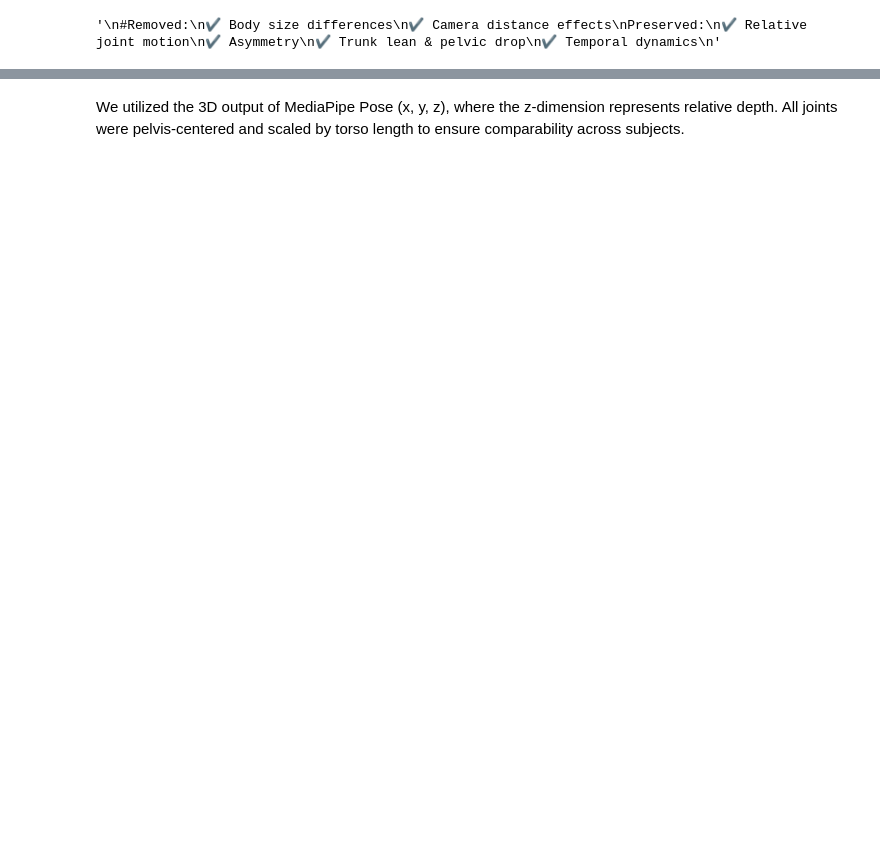
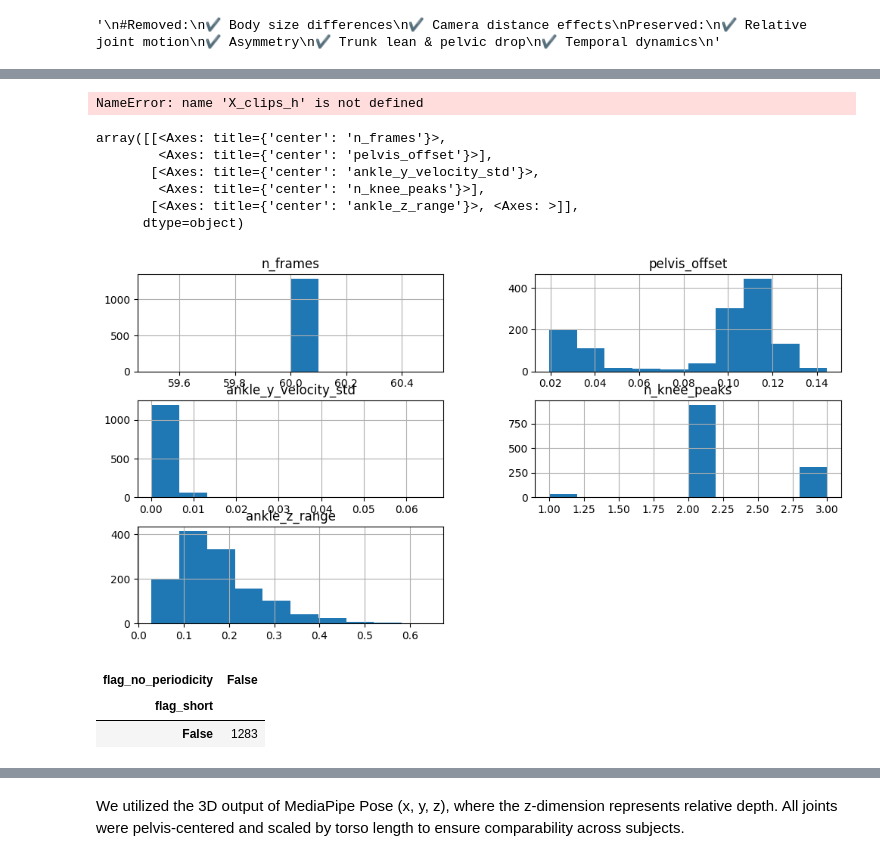
Before and after one commit to vaibhavredekar/GAITy-Capstone-Modeling, a Jupyter notebook: notebooks/NormalisePose&WIndowing.ipynb, the cells around one changed output, grey strips where cells are left out. Saved outputs shown, nothing was run; the diff lists cells and outputs as text; code cells hidden in the pictures; blank space fills up the shorter version.

```diff
--- a/notebooks/NormalisePose&WIndowing.ipynb
+++ b/notebooks/NormalisePose&WIndowing.ipynb
@@ -443,0 +573,21 @@ IndexError: index 23 is out of bounds for axis 1 with size 14
+# %%
+qc_rows = []
+
+for i, clip in enumerate(X_clips):
+    qc = qc_gait_clip(clip, fps=60, visualize=False, title=f"Clip {i}")
+    qc_rows.append(qc)
+
+qc_df = pd.DataFrame(qc_rows)
+
+# Summary
+print("Total clips:", len(X_clips))
+print("QC fail count:", qc_df["qc_fail"].sum())
+print("QC fail %:", 100*qc_df["qc_fail"].mean())
+
+qc_df[[
+    'flag_short',
+    'flag_off_center',
+    'flag_jitter',
+    'flag_no_periodicity',
+    'flag_flat_depth'
+]].sum()
@@ -443,0 +604,40 @@ IndexError: index 23 is out of bounds for axis 1 with size 14
+# %%
+qc_rows = []
+
+for i, clip in enumerate(X_clips_h):
+    qc = qc_gait_clip(clip, fps=60, visualize=False, title=f"Clip {i}")
+    qc_rows.append(qc)
+
+qc_df = pd.DataFrame(qc_rows)
+
+# Summary
+print("Total clips:", len(X_clips_h))
+print("QC fail count:", qc_df["qc_fail"].sum())
+print("QC fail %:", 100*qc_df["qc_fail"].mean())
+
+qc_df[[
+    'flag_short',
+    'flag_off_center',
+    'flag_jitter',
+    'flag_no_periodicity',
+    'flag_flat_depth'
+]].sum()
+# %% [output]
+NameError: name 'X_clips_h' is not defined
+# %%
+
+qc_df[['n_frames','pelvis_offset','ankle_y_velocity_std','n_knee_peaks','ankle_z_range']].hist(figsize=(12,6))
+# %% [output]
+array([[<Axes: title={'center': 'n_frames'}>,
+        <Axes: title={'center': 'pelvis_offset'}>],
+       [<Axes: title={'center': 'ankle_y_velocity_std'}>,
+        <Axes: title={'center': 'n_knee_peaks'}>],
+       [<Axes: title={'center': 'ankle_z_range'}>, <Axes: >]],
+      dtype=object)
+[figure, added]
+# %%
+pd.crosstab(qc_df['flag_short'], qc_df['flag_no_periodicity'])
+# %% [output]
+| flag_no_periodicity | False |
+| flag_short |  |
+| False | 1283 |
```
Also changed, not shown: parts of 24 cells of this notebook, 3 other files.
